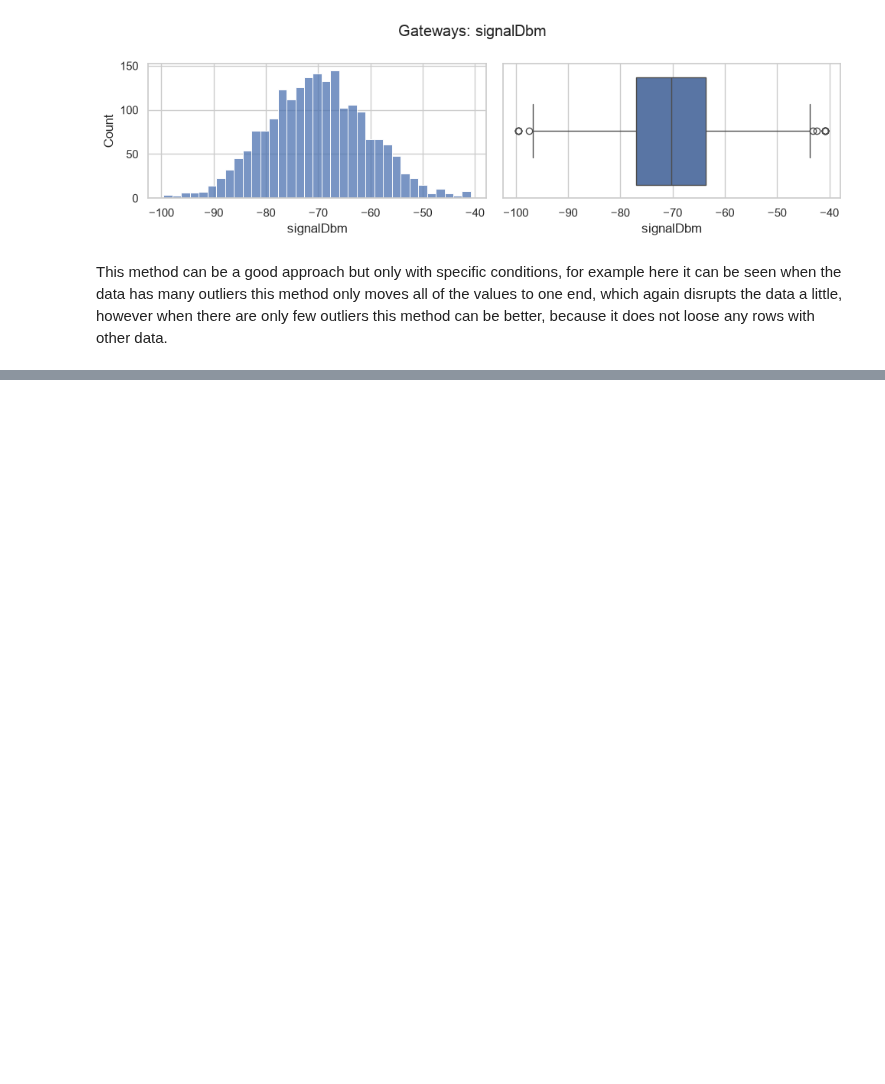
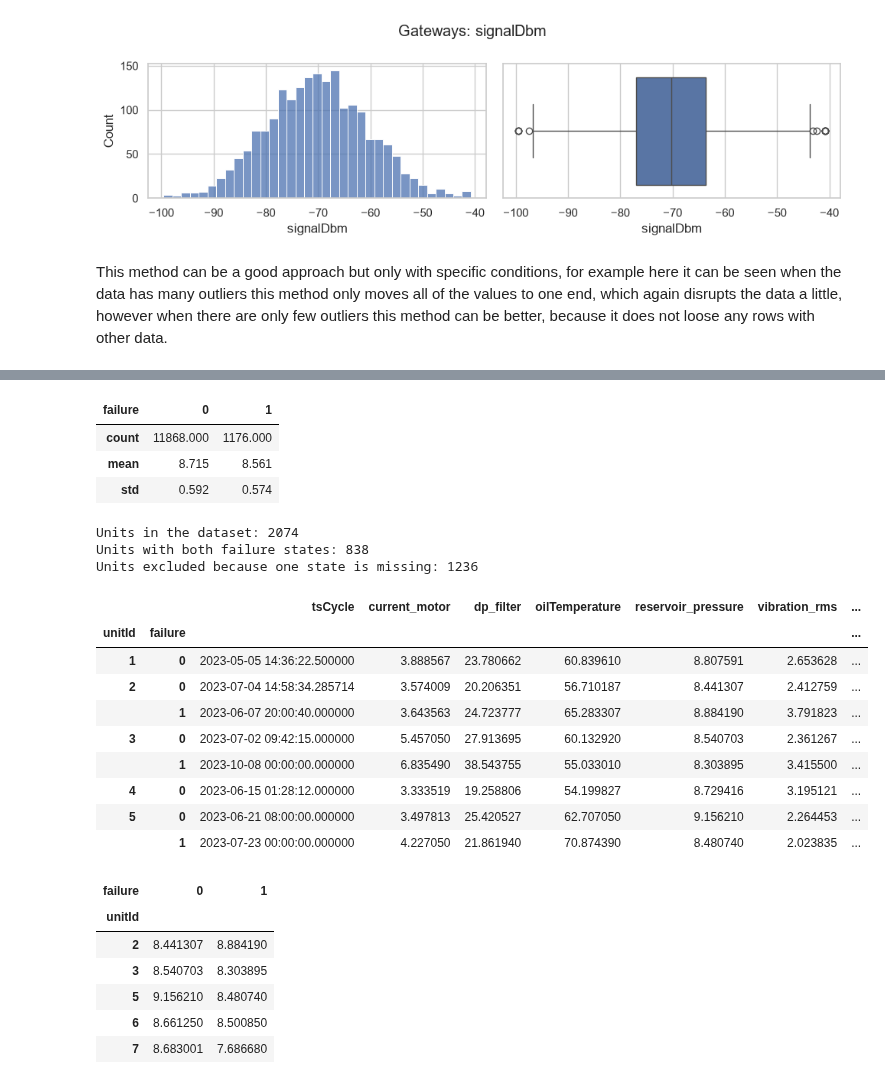
Before and after one commit to zigo-matej/iau_project, a Jupyter notebook: phase_01.ipynb, the cells around one changed output, grey strips where cells are left out. Saved outputs shown, nothing was run; the diff lists cells and outputs as text; code cells hidden in the pictures; blank space fills up the shorter version.

```diff
--- a/phase_01.ipynb
+++ b/phase_01.ipynb
@@ -1405,0 +1383,42 @@ This method can be a good approach but only with specific conditions, for exampl
+# %%
+import scipy.stats as stats
+from scipy.optimize import brentq
+
+hypothesis_data = readings_no_outliers.copy()
+
+display(hypothesis_data.groupby('failure')['reservoir_pressure'].agg(['count', 'mean', 'std']).T.round(3))
+# %% [output]
+| failure | 0 | 1 |
+| count | 11868.000 | 1176.000 |
+| mean | 8.715 | 8.561 |
+| std | 0.592 | 0.574 |
+# %%
+unit_state_means = hypothesis_data.groupby(['unitId', 'failure']).mean()
+pressure_pairs = unit_state_means['reservoir_pressure'].unstack('failure').dropna(subset=[0, 1])
+
+print(f'Units in the dataset: {hypothesis_data.unitId.nunique()}')
+print(f'Units with both failure states: {len(pressure_pairs)}')
+print(f'Units excluded because one state is missing: {hypothesis_data.unitId.nunique() - len(pressure_pairs)}')
+display(unit_state_means.head(8))
+display(pressure_pairs.head(5))
+# %% [output]
+Units in the dataset: 2074
+Units with both failure states: 838
+Units excluded because one state is missing: 1236
+|  |  | tsCycle | current_motor | dp_filter | oilTemperature | reservoir_pressure | vibration_rms | ... |
+| unitId | failure |  |  |  |  |  |  | ... |
+| 1 | 0 | 2023-05-05 14:36:22.500000 | 3.888567 | 23.780662 | 60.839610 | 8.807591 | 2.653628 | ... |
+| 2 | 0 | 2023-07-04 14:58:34.285714 | 3.574009 | 20.206351 | 56.710187 | 8.441307 | 2.412759 | ... |
+|  | 1 | 2023-06-07 20:00:40.000000 | 3.643563 | 24.723777 | 65.283307 | 8.884190 | 3.791823 | ... |
+| 3 | 0 | 2023-07-02 09:42:15.000000 | 5.457050 | 27.913695 | 60.132920 | 8.540703 | 2.361267 | ... |
+|  | 1 | 2023-10-08 00:00:00.000000 | 6.835490 | 38.543755 | 55.033010 | 8.303895 | 3.415500 | ... |
+| 4 | 0 | 2023-06-15 01:28:12.000000 | 3.333519 | 19.258806 | 54.199827 | 8.729416 | 3.195121 | ... |
+| 5 | 0 | 2023-06-21 08:00:00.000000 | 3.497813 | 25.420527 | 62.707050 | 9.156210 | 2.264453 | ... |
+|  | 1 | 2023-07-23 00:00:00.000000 | 4.227050 | 21.861940 | 70.874390 | 8.480740 | 2.023835 | ... |
+| failure | 0 | 1 |
+| unitId |  |  |
+| 2 | 8.441307 | 8.884190 |
+| 3 | 8.540703 | 8.303895 |
+| 5 | 9.156210 | 8.480740 |
+| 6 | 8.661250 | 8.500850 |
+| 7 | 8.683001 | 7.686680 |
```
Also changed, not shown: parts of 25 cells of this notebook.
